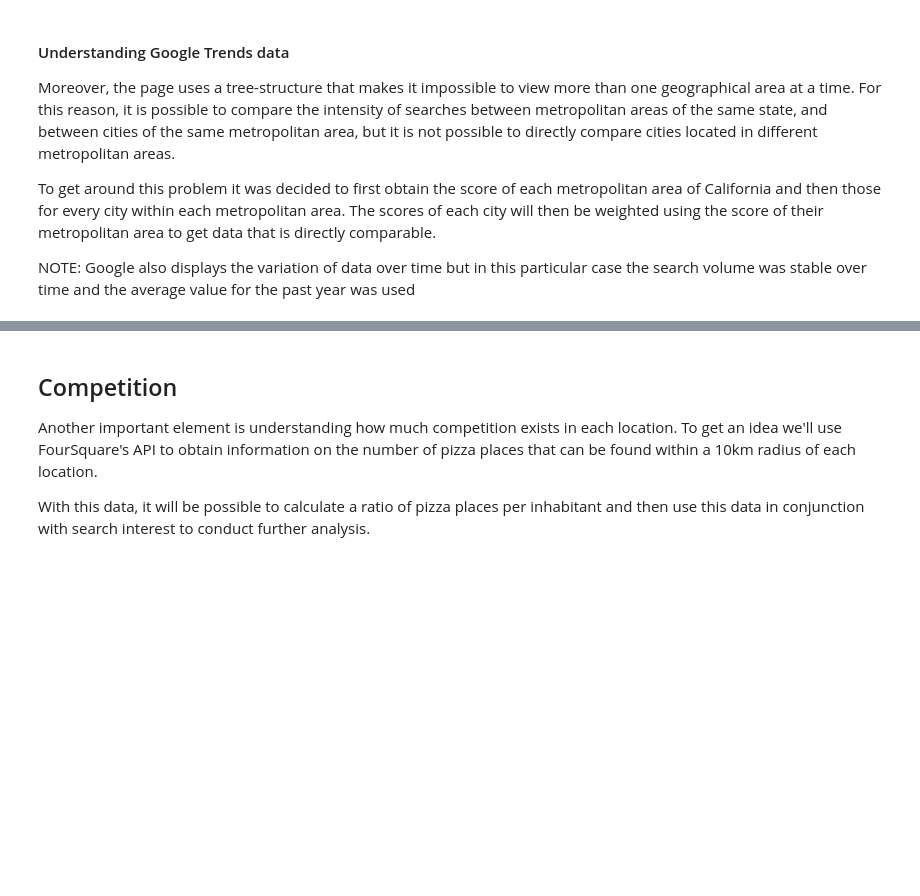
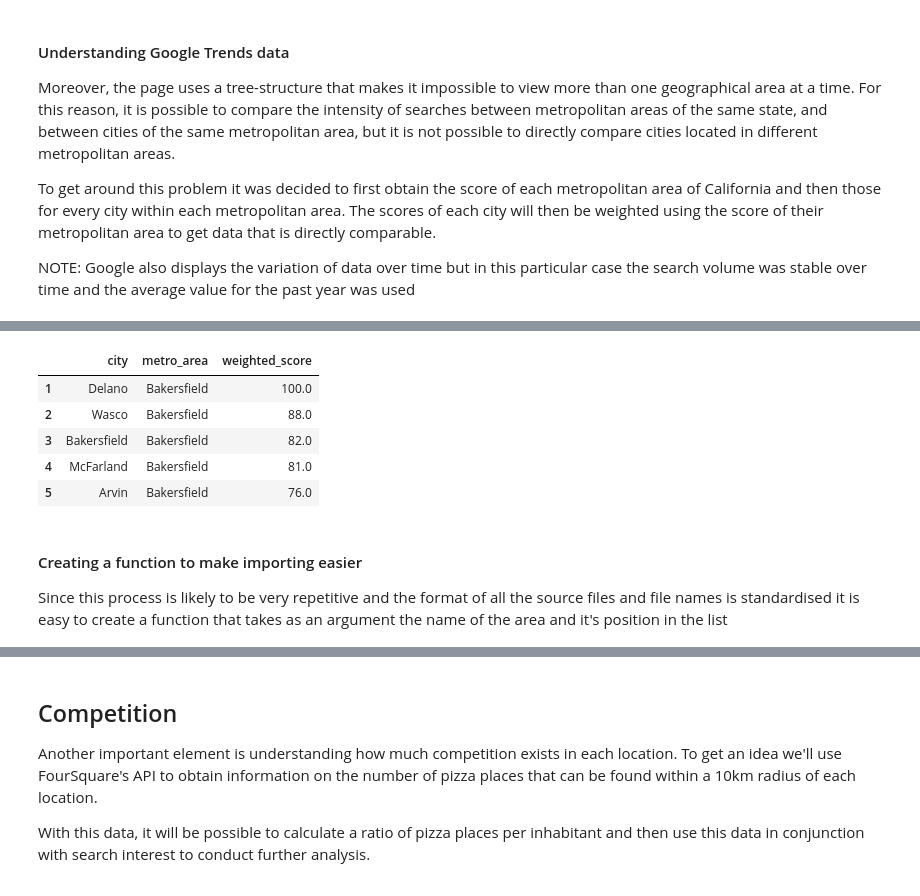
Before and after one commit to marcoserusi/The_best_place_for_a_pizza_place-an_IBM-Coursera_Data_Science_Capstone, a Jupyter notebook: TheBestPlaceForPizza.ipynb, the cells around one changed output, grey strips where cells are left out. Cells and saved outputs as stored; diff of their text form; code cells hidden in the pictures; blank space fills up the shorter version.

```diff
--- a/TheBestPlaceForPizza.ipynb
+++ b/TheBestPlaceForPizza.ipynb
@@ -48,0 +239,13 @@ add
+# %%
+Bakersfield.drop(columns=['original_score'],inplace=True) #the original score coulumn is no longer needed so we can drop it
+Bakersfield.head()
+# %% [output]
+|  | city | metro_area | weighted_score |
+| 1 | Delano | Bakersfield | 100.0 |
+| 2 | Wasco | Bakersfield | 88.0 |
+| 3 | Bakersfield | Bakersfield | 82.0 |
+| 4 | McFarland | Bakersfield | 81.0 |
+| 5 | Arvin | Bakersfield | 76.0 |
+# %% [markdown]
+<h4>Creating a function to make importing easier</h4>
+Since this process is likely to be very repetitive and the format of all the source files and file names is standardised it is easy to create a function that takes as an argument the name of the area and it's position in the list
```
Also changed, not shown: parts of 35 cells of this notebook, 15 other files.
